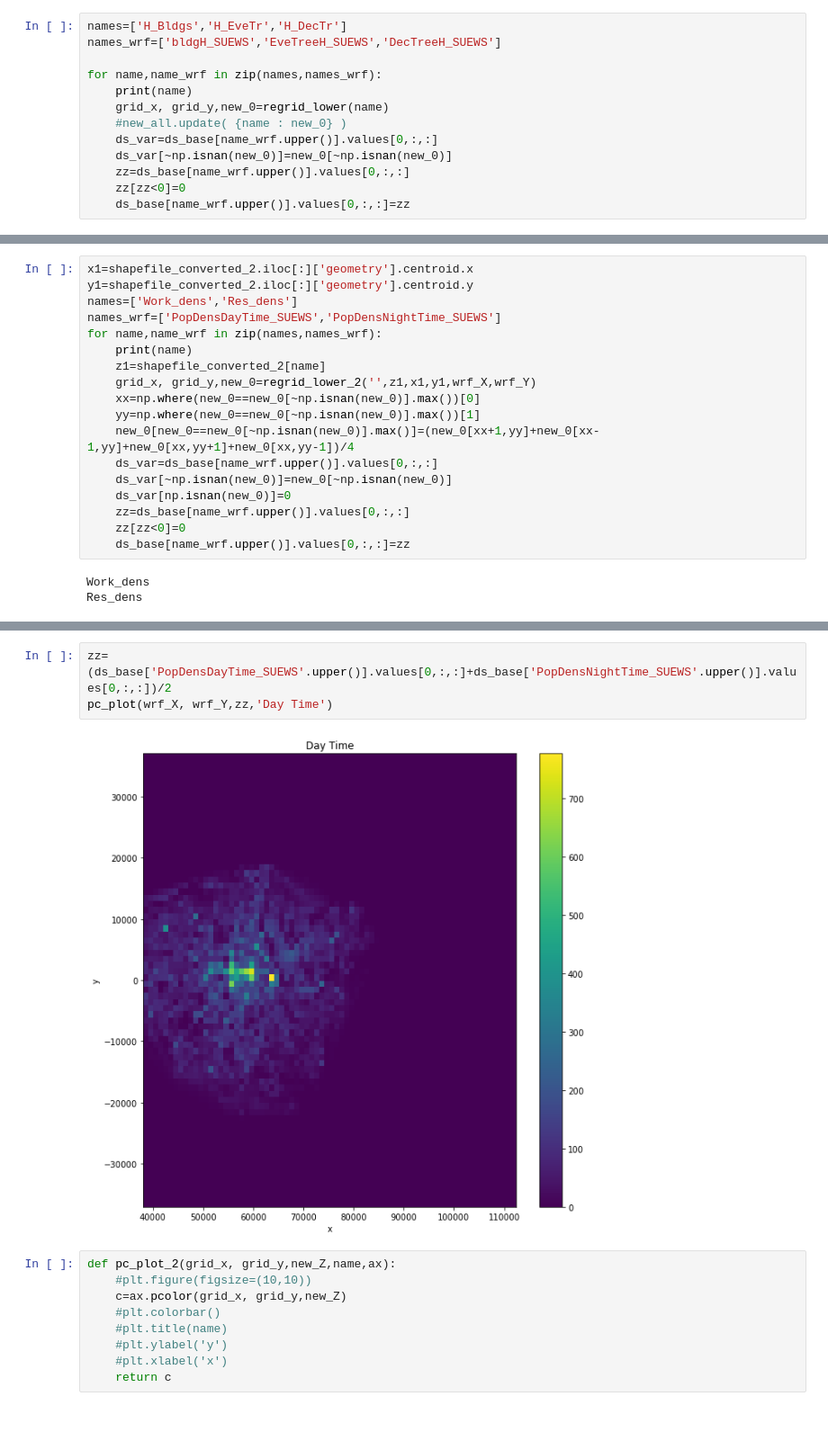
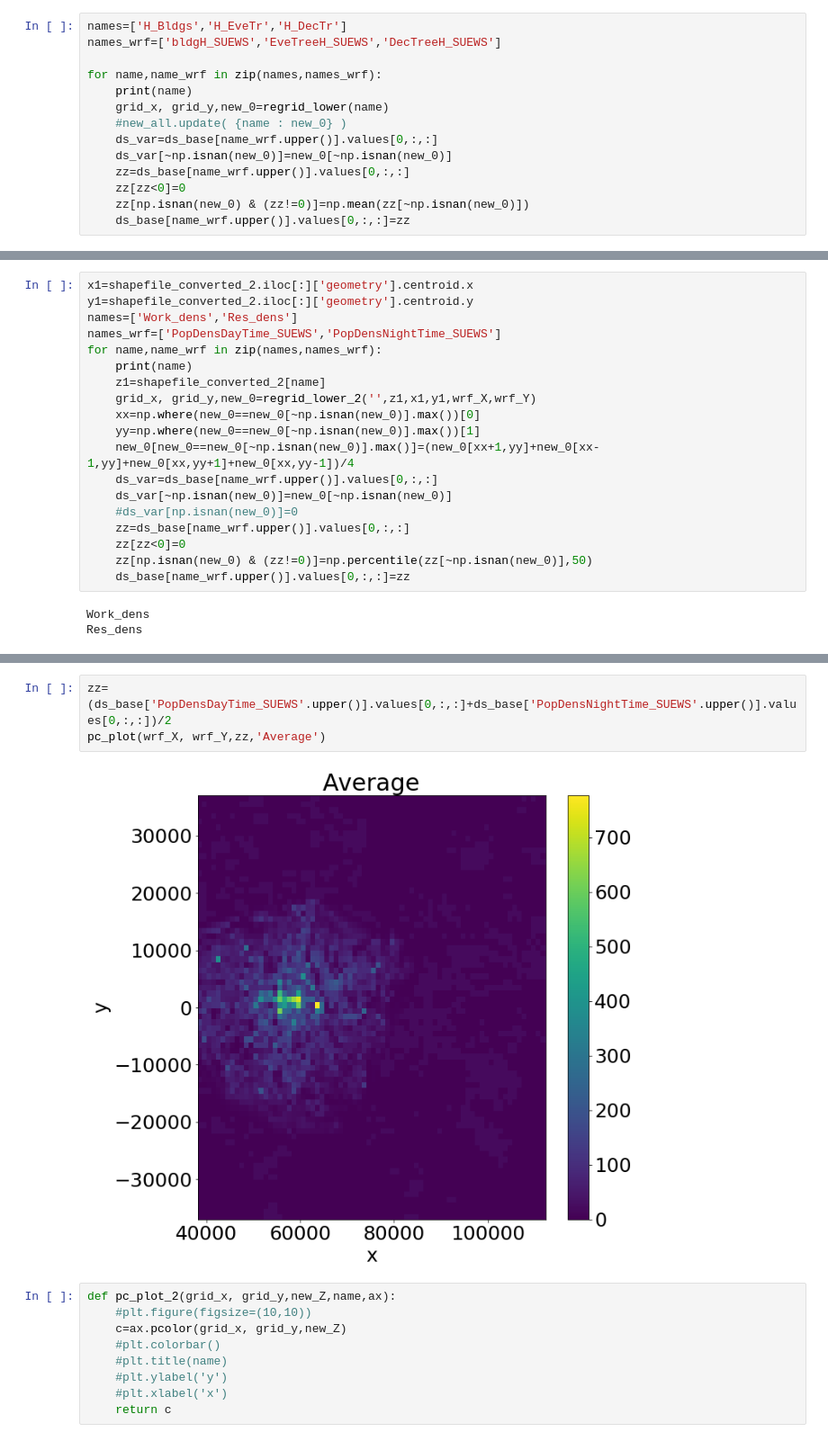
Before and after one commit to Urban-Meteorology-Reading/WRF-SUEWS, a Jupyter notebook: wrfinput-processor/London/London-Land-Cover-Modify/read_convert.ipynb, the cells around one changed output, grey strips where cells are left out. Shown at 90% size. Drawn from its saved outputs; the diff is of its cells as text.

```diff
--- a/wrfinput-processor/London/London-Land-Cover-Modify/read_convert.ipynb
+++ b/wrfinput-processor/London/London-Land-Cover-Modify/read_convert.ipynb
@@ -94,6 +94,7 @@ for name,name_wrf in zip(names,names_wrf):
     ds_var[~np.isnan(new_0)]=new_0[~np.isnan(new_0)]
     zz=ds_base[name_wrf.upper()].values[0,:,:]
     zz[zz<0]=0
+    zz[np.isnan(new_0) & (zz!=0)]=np.mean(zz[~np.isnan(new_0)])
     ds_base[name_wrf.upper()].values[0,:,:]=zz
 # %% [output]
 H_Bldgs
@@ -220,9 +221,10 @@ for name,name_wrf in zip(names,names_wrf):
     new_0[new_0==new_0[~np.isnan(new_0)].max()]=(new_0[xx+1,yy]+new_0[xx-1,yy]+new_0[xx,yy+1]+new_0[xx,yy-1])/4
     ds_var=ds_base[name_wrf.upper()].values[0,:,:]
     ds_var[~np.isnan(new_0)]=new_0[~np.isnan(new_0)]
-    ds_var[np.isnan(new_0)]=0
+    #ds_var[np.isnan(new_0)]=0
     zz=ds_base[name_wrf.upper()].values[0,:,:]
     zz[zz<0]=0
+    zz[np.isnan(new_0) & (zz!=0)]=np.percentile(zz[~np.isnan(new_0)],50)
     ds_base[name_wrf.upper()].values[0,:,:]=zz
 # %% [output]
 Work_dens
@@ -238,8 +240,8 @@ pc_plot(wrf_X, wrf_Y,ds_base['PopDensDayTime_SUEWS'.upper()].values[0,:,:],'Day
 # %%
 zz=(ds_base['PopDensDayTime_SUEWS'.upper()].values[0,:,:]+ds_base['PopDensNightTime_SUEWS'.upper()].values[0,:,:])/2
-pc_plot(wrf_X, wrf_Y,zz,'Day Time')
+pc_plot(wrf_X, wrf_Y,zz,'Average')
 # %% [output]
-[figure, old version]
+[figure, new version]
 # %%
 def pc_plot_2(grid_x, grid_y,new_Z,name,ax):
     #plt.figure(figsize=(10,10))
```
Also changed, not shown: parts of 8 cells of this notebook, 5 other files.
